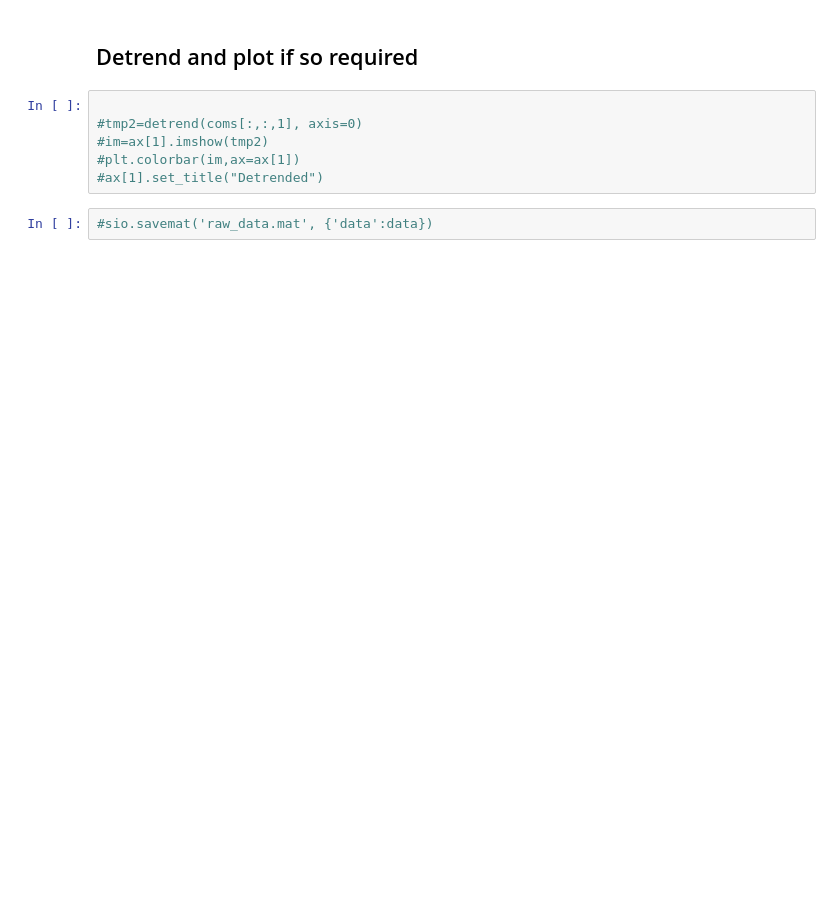
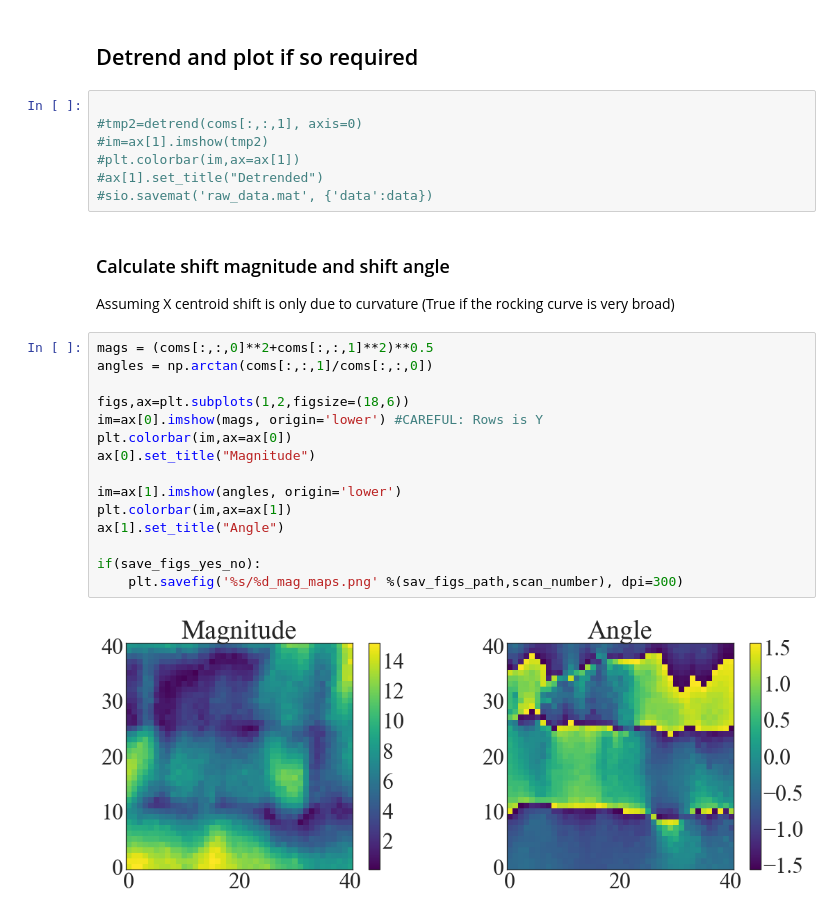
Before and after one commit to S26-nano/strain_analysis_scripts, a Jupyter notebook: centroid_calc.ipynb, the cells around one changed output. Cells and saved outputs as stored; diff of their text form; blank space fills up the shorter version.

```diff
--- a/centroid_calc.ipynb
+++ b/centroid_calc.ipynb
@@ -160,5 +161,24 @@ if(save_figs_yes_no):
 #im=ax[1].imshow(tmp2)
 #plt.colorbar(im,ax=ax[1])
 #ax[1].set_title("Detrended")
+#sio.savemat('raw_data.mat', {'data':data})
-# %%
-#sio.savemat('raw_data.mat', {'data':data})
+# %% [markdown]
+### Calculate shift magnitude and shift angle
+Assuming X centroid shift is only due to curvature (True if the rocking curve is very broad)
+# %%
+mags = (coms[:,:,0]**2+coms[:,:,1]**2)**0.5
+angles = np.arctan(coms[:,:,1]/coms[:,:,0])
+
+figs,ax=plt.subplots(1,2,figsize=(18,6))
+im=ax[0].imshow(mags, origin='lower') #CAREFUL: Rows is Y
+plt.colorbar(im,ax=ax[0])
+ax[0].set_title("Magnitude")
+
+im=ax[1].imshow(angles, origin='lower')
+plt.colorbar(im,ax=ax[1])
+ax[1].set_title("Angle")
+
+if(save_figs_yes_no):
+    plt.savefig('%s/%d_mag_maps.png' %(sav_figs_path,scan_number), dpi=300)
+# %% [output]
+[figure, added]
```
Also changed, not shown: parts of 13 cells of this notebook, 1 other file.
